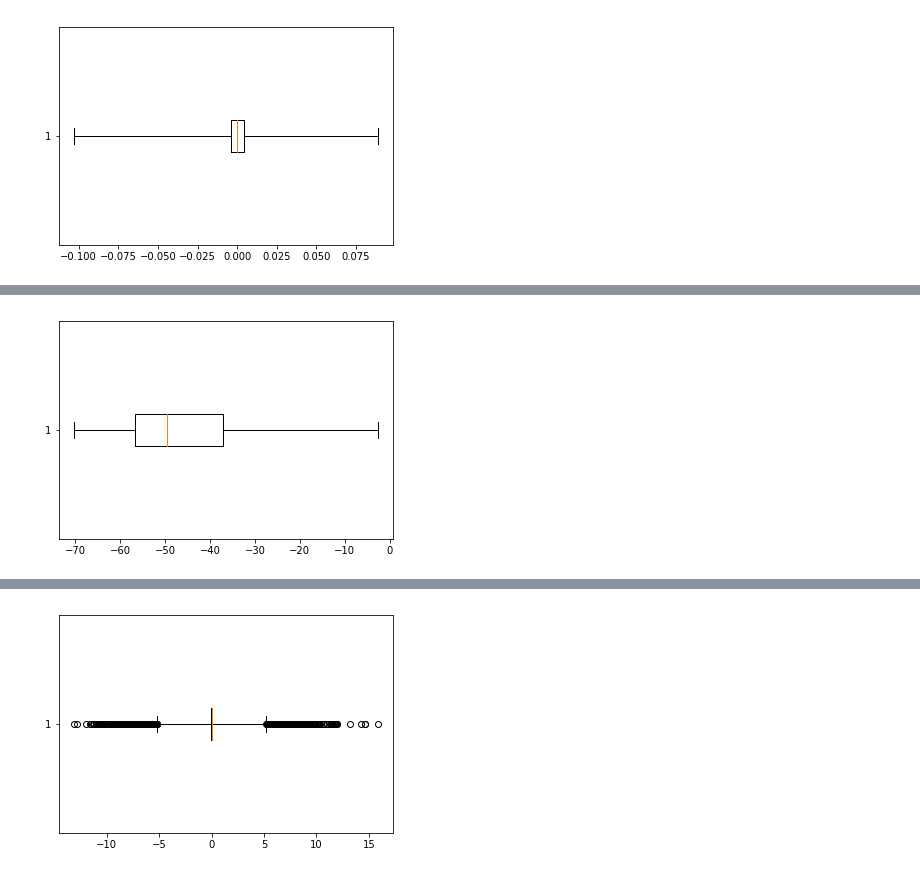
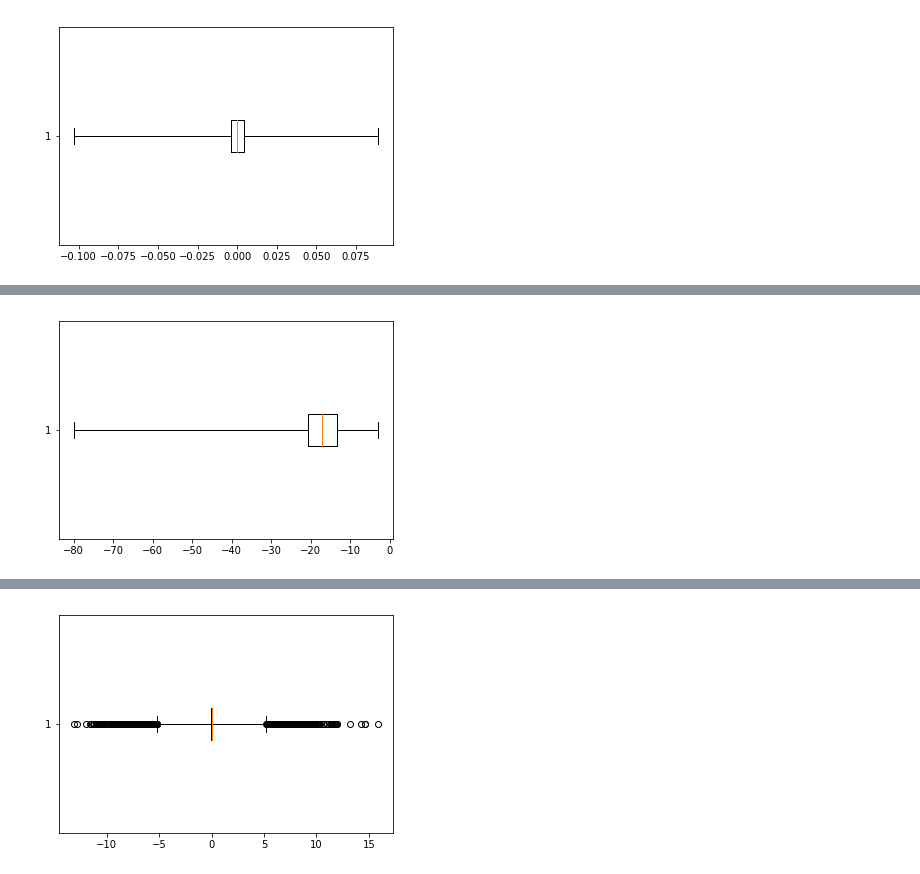
Before and after one commit to jotron/deepLID, a Jupyter notebook: preprocessing/data_inspectation/data_differences.ipynb, the cells around one changed output, grey strips where cells are left out. Drawn from its saved outputs; the diff is of its cells as text; code cells hidden in the pictures.

Commit message:
fix(models, webserver, data_collection): comments
- add comments to various files
- clean up various jupyter notebooks
- reorganise various README's

```diff
--- a/preprocessing/data_inspectation/data_differences.ipynb
+++ b/preprocessing/data_inspectation/data_differences.ipynb
@@ -82,0 +121,2 @@ wave.Error: sample width not specified
+# %%
+youtube = get_path('../../data/raw/youtube/fr/bfmtv', 11)
@@ -83,4 +131,4 @@ wave.Error: sample width not specified
 # %%
-analyze(get_spec(sample)[20])
+analyze(get_spec(get_sample(youtube))[20])
 # %% [output]
-[figure, old version]
+[figure, new version]
```
Also changed, not shown: parts of 44 cells of this notebook, 19 other files.
